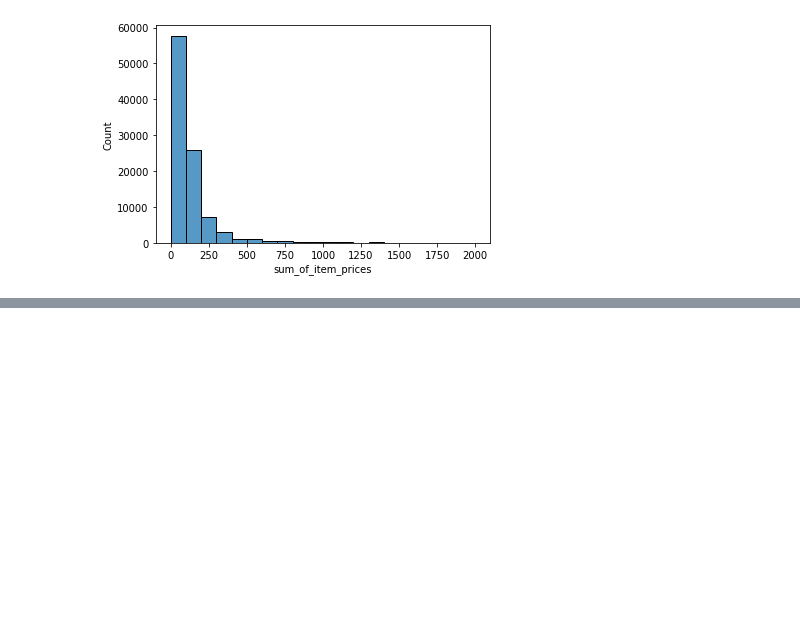
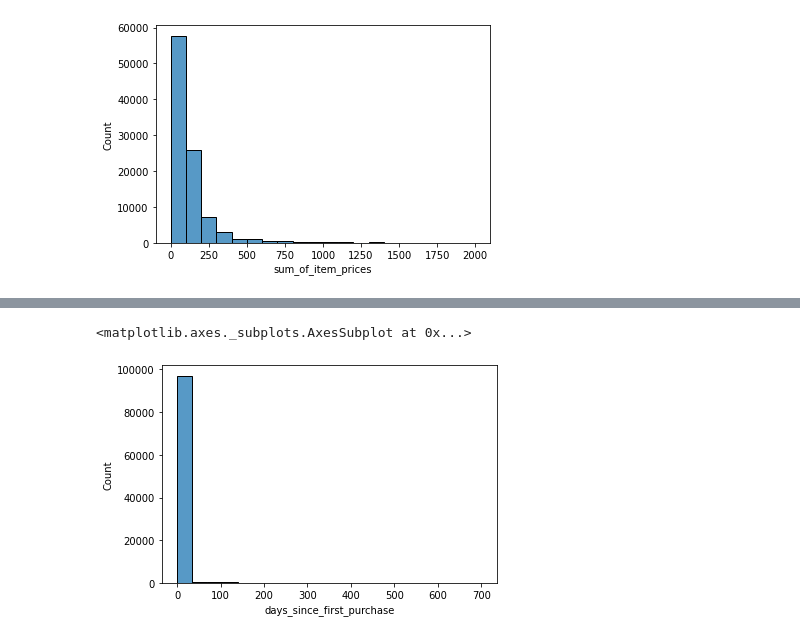
Before and after one commit to GustavoGran/ecommerce_recomender, a Jupyter notebook: ptc3467_caracterizacao_dados_ecommerce.ipynb, the cells around one changed output, grey strips where cells are left out. Cells and saved outputs as stored; diff of their text form; code cells hidden in the pictures; blank space fills up the shorter version.

```diff
--- a/ptc3467_caracterizacao_dados_ecommerce.ipynb
+++ b/ptc3467_caracterizacao_dados_ecommerce.ipynb
@@ -169,0 +192,6 @@ sns.histplot(data=df_customer_orders, x='sum_of_item_prices',binwidth=100.0,binr
+# %%
+# Com clientes que só fizeram uma compra
+sns.histplot(data=df_customer_orders, x='days_since_first_purchase',binrange=(0,700))
+# %% [output]
+<matplotlib.axes._subplots.AxesSubplot at 0x...>
+[figure, added]
```
Also changed, not shown: parts of 4 cells of this notebook.
